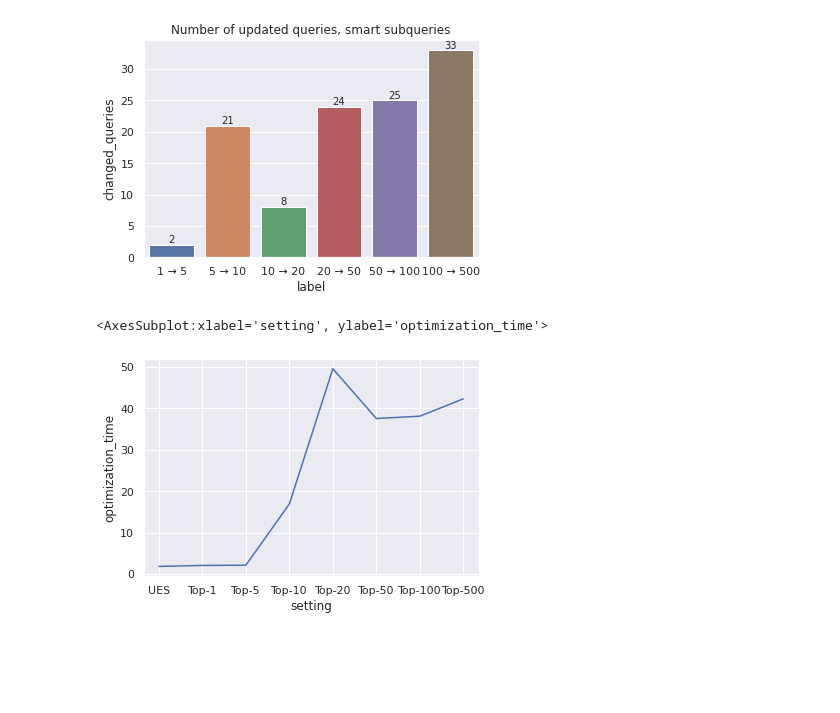
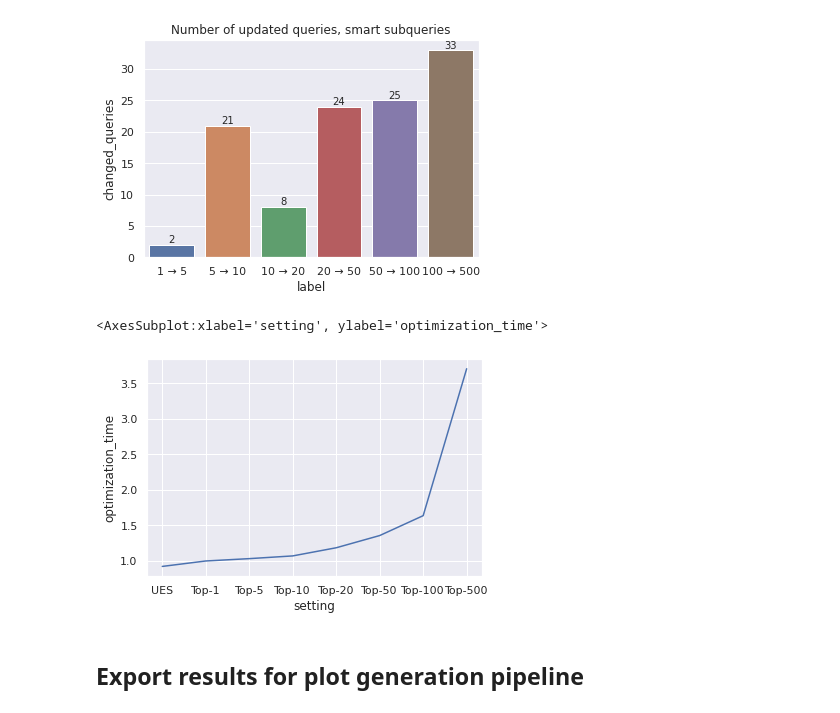
Before and after one commit to rbergm/PostBOUND, a Jupyter notebook: ues/UES_TopKBounds.ipynb, the cells around one changed output. Drawn from its saved outputs; the diff is of its cells as text; code cells hidden in the pictures; blank space fills up the shorter version.

```diff
--- a/ues/UES_TopKBounds.ipynb
+++ b/ues/UES_TopKBounds.ipynb
@@ -326,8 +326,10 @@ __ = g.bar_label(g.containers[0])
 # %% [output]
 [figure]
 # %%
-optimization_time = results_approx.groupby("setting").optimization_time.sum().to_frame().reset_index()
+optimization_time = results_approx[results_approx["subquery_mode"] == "linear"].groupby("setting").optimization_time.sum().to_frame().reset_index()
 sns.lineplot(data=optimization_time, x="setting", y="optimization_time")
 # %% [output]
 <AxesSubplot:xlabel='setting', ylabel='optimization_time'>
-[figure, old version]
+[figure, new version]
+# %% [markdown]
+## Export results for plot generation pipeline
```
Also changed, not shown: parts of 7 cells of this notebook.
